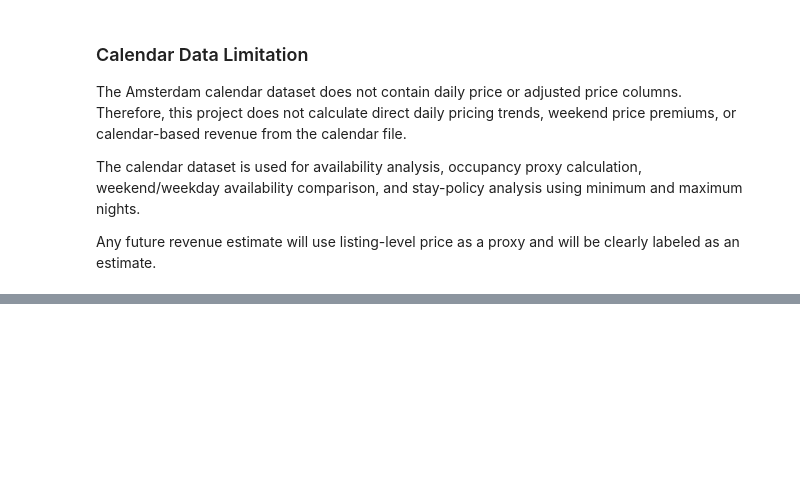
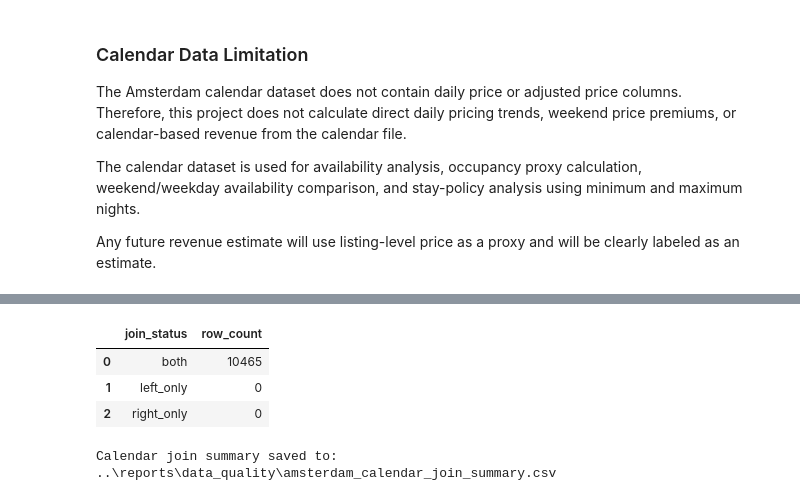
Before and after one commit to Tnadeeja/Inside-Airbnb-Market-Intelligence-Platform-Data-Engineering-Analytics-AI, a Jupyter notebook: notebooks/01_dataset_familiarization.ipynb, the cells around one changed output, grey strips where cells are left out. Drawn from its saved outputs; the diff is of its cells as text; code cells hidden in the pictures; blank space fills up the shorter version.

```diff
--- a/notebooks/01_dataset_familiarization.ipynb
+++ b/notebooks/01_dataset_familiarization.ipynb
@@ -1435,0 +1461,18 @@ Any future revenue estimate will use listing-level price as a proxy and will be
+# %%
+calendar_join_summary = listing_master_with_calendar["_merge"].value_counts().reset_index()
+calendar_join_summary.columns = ["join_status", "row_count"]
+
+calendar_join_summary
+# %% [output]
+|  | join_status | row_count |
+| 0 | both | 10465 |
+| 1 | left_only | 0 |
+| 2 | right_only | 0 |
+# %%
+calendar_join_summary_output_path = REPORTS_PATH / "amsterdam_calendar_join_summary.csv"
+
+calendar_join_summary.to_csv(calendar_join_summary_output_path, index=False)
+
+print(f"Calendar join summary saved to: {calendar_join_summary_output_path}")
+# %% [output]
+Calendar join summary saved to: ..\reports\data_quality\amsterdam_calendar_join_summary.csv
```
Also changed, not shown: parts of 8 cells of this notebook, 2 other files.
